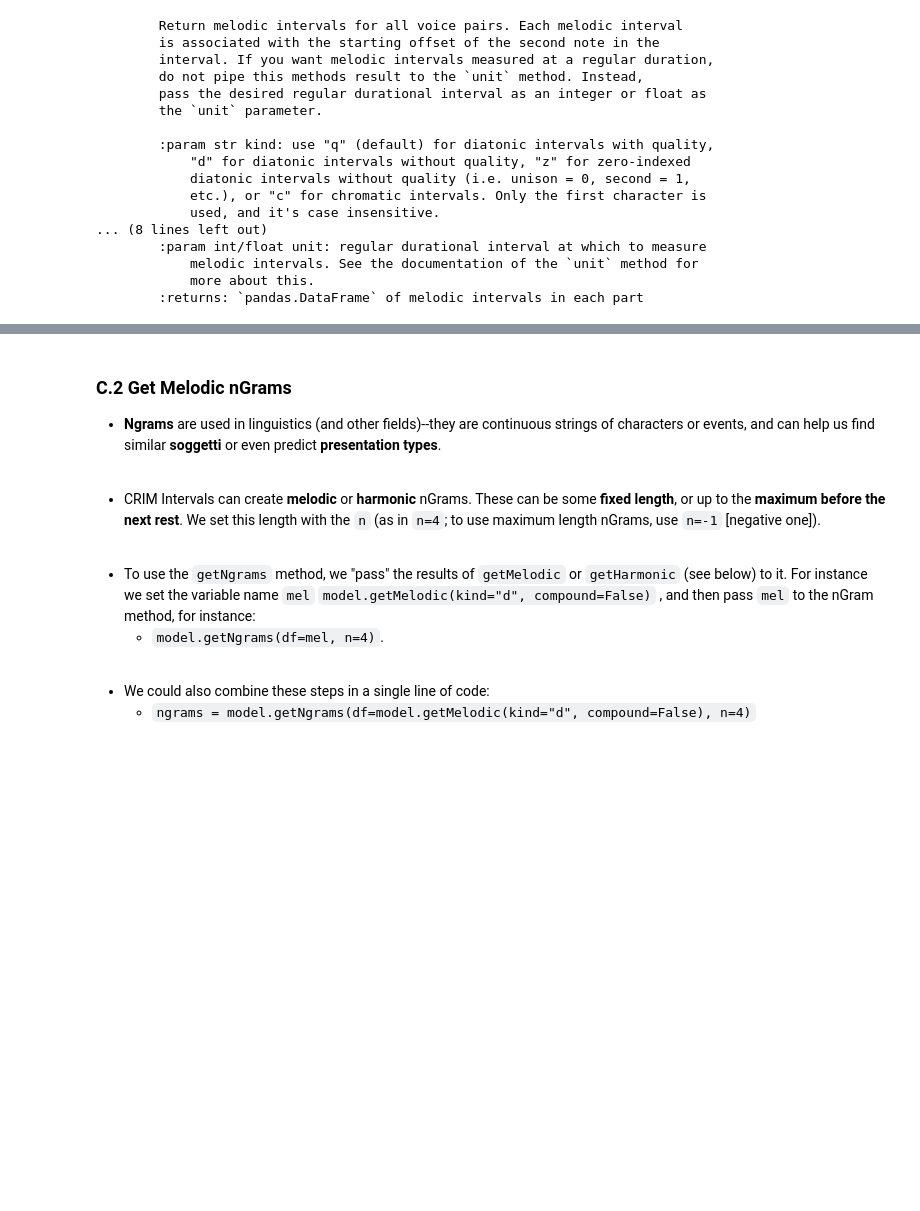
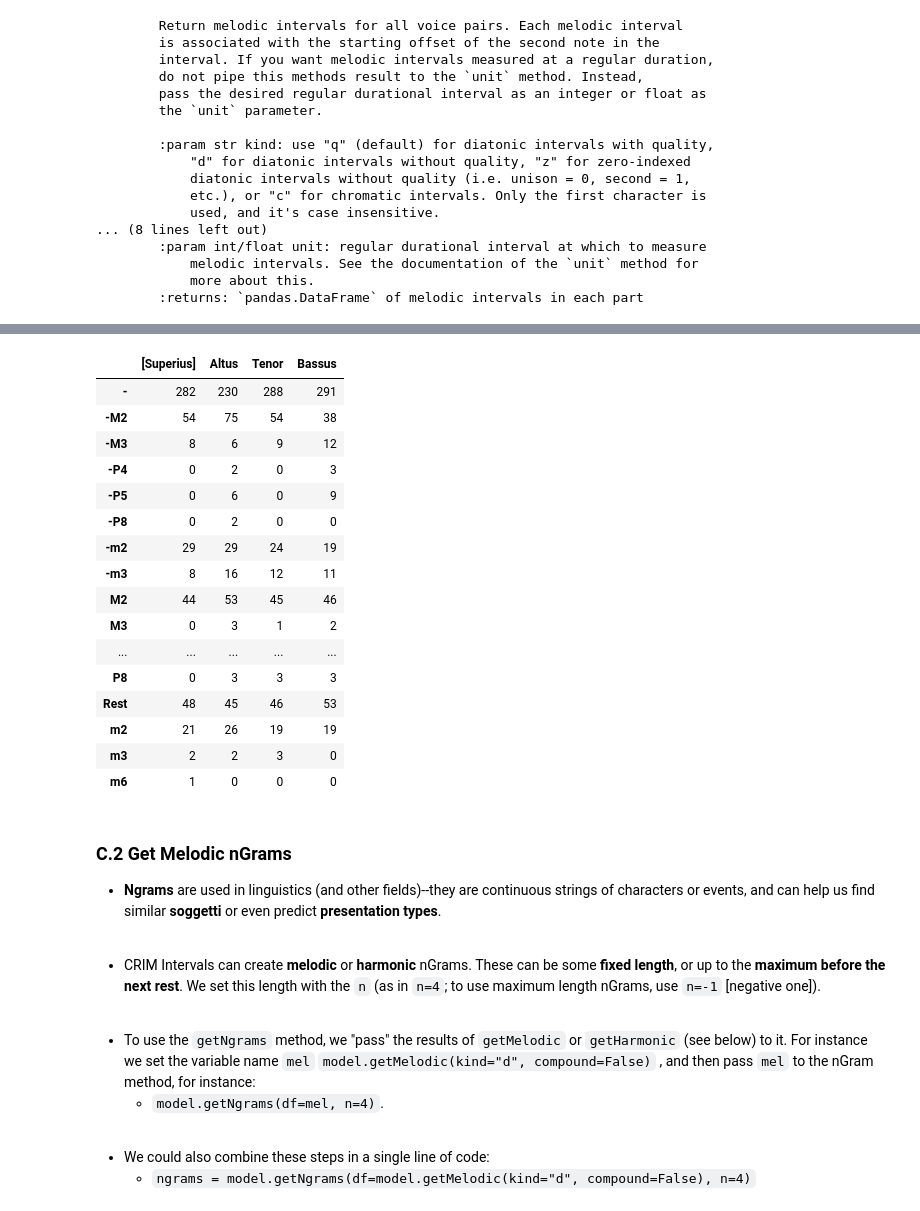
Before and after one commit to nalves599/CRIM_Public_Notebooks, a Jupyter notebook: binder/1_CRIM_NB.ipynb, the cells around one changed output, grey strips where cells are left out. Saved outputs shown, nothing was run; the diff lists cells and outputs as text; code cells hidden in the pictures; blank space fills up the shorter version.

```diff
--- a/binder/1_CRIM_NB.ipynb
+++ b/binder/1_CRIM_NB.ipynb
@@ -239,3 +278,23 @@ mel.head(20)
+# %%
+mel.apply(pd.Series.value_counts).fillna(0).astype(int)
+# %% [output]
+|  | [Superius] | Altus | Tenor | Bassus |
+| - | 282 | 230 | 288 | 291 |
+| -M2 | 54 | 75 | 54 | 38 |
+| -M3 | 8 | 6 | 9 | 12 |
+| -P4 | 0 | 2 | 0 | 3 |
+| -P5 | 0 | 6 | 0 | 9 |
+| -P8 | 0 | 2 | 0 | 0 |
+| -m2 | 29 | 29 | 24 | 19 |
+| -m3 | 8 | 16 | 12 | 11 |
+| M2 | 44 | 53 | 45 | 46 |
+| M3 | 0 | 3 | 1 | 2 |
+| ... | ... | ... | ... | ... |
+| P8 | 0 | 3 | 3 | 3 |
+| Rest | 48 | 45 | 46 | 53 |
+| m2 | 21 | 26 | 19 | 19 |
+| m3 | 2 | 2 | 3 | 0 |
+| m6 | 1 | 0 | 0 | 0 |
 # %% [markdown]
 ### C.2 Get Melodic nGrams
 * **Ngrams** are used in linguistics (and other fields)--they are continuous strings of characters or events, and can help us find similar **soggetti** or even predict **presentation types**.
```
Also changed, not shown: parts of 29 cells of this notebook, 1 other file.
